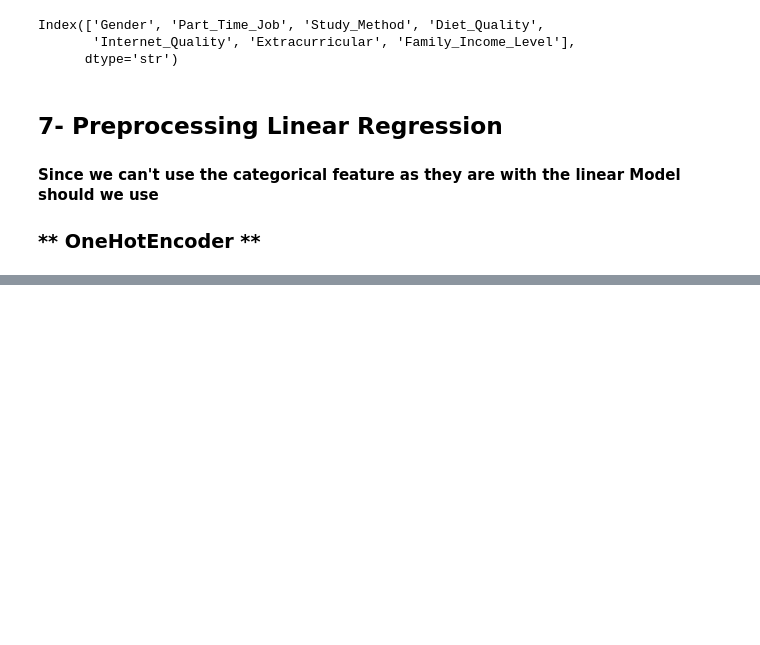
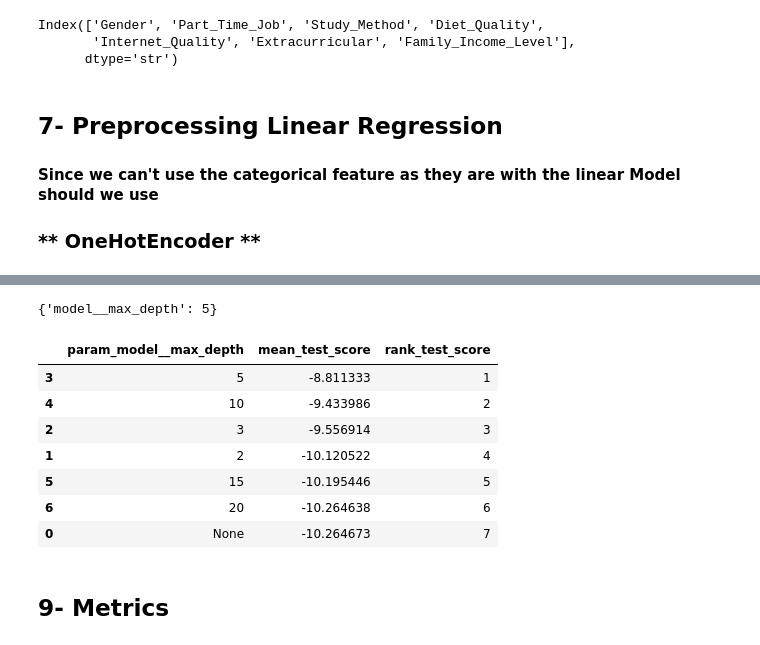
Before and after one commit to FatimaAlMurtadha/MyFirstML, a Jupyter notebook: FinalScoreML.ipynb, the cells around one changed output, grey strips where cells are left out. Cells and saved outputs as stored; diff of their text form; code cells hidden in the pictures; blank space fills up the shorter version.

```diff
--- a/FinalScoreML.ipynb
+++ b/FinalScoreML.ipynb
@@ -253,0 +299,16 @@ linear_preprocessor = ColumnTransformer(
+# %%
+# pipeline
+tree_pipeline = Pipeline(
+    steps=[
+        (
+            "preprocessor",
+        tree_preprocessor
+        ),
+        (
+            "model",
+        DecisionTreeRegressor(
+            random_state=42
+        )
+        )
+    ]
+)
@@ -253,0 +317,4 @@ linear_preprocessor = ColumnTransformer(
+# %%
+hyper_params = {
+    "model__max_depth": [None, 2, 3, 5, 10, 15, 20]
+}
@@ -253,0 +323,8 @@ linear_preprocessor = ColumnTransformer(
+# %%
+# 5-Fold Cross validation
+tree_grid = GridSearchCV(
+    estimator=tree_pipeline, param_grid=hyper_params, scoring="neg_root_mean_squared_error", cv=5
+)
+# %%
+# Train
+tree_grid.fit(x_train, y_train)
@@ -253,0 +352,29 @@ linear_preprocessor = ColumnTransformer(
+# %%
+# The best Decision Tree
+print(tree_grid.best_params_)
+# %% [output]
+{'model__max_depth': 5}
+# %%
+# All the GridSearch Results to why the model has chosen that specific value
+pd.DataFrame(
+    tree_grid.cv_results_
+)[
+    [
+        "param_model__max_depth",
+        "mean_test_score",
+        "rank_test_score"
+    ]
+].sort_values(
+    "rank_test_score"
+)
+# %% [output]
+|  | param_model__max_depth | mean_test_score | rank_test_score |
+| 3 | 5 | -8.811333 | 1 |
+| 4 | 10 | -9.433986 | 2 |
+| 2 | 3 | -9.556914 | 3 |
+| 1 | 2 | -10.120522 | 4 |
+| 5 | 15 | -10.195446 | 5 |
+| 6 | 20 | -10.264638 | 6 |
+| 0 | None | -10.264673 | 7 |
+# %% [markdown]
+## 9- Metrics
```
Also changed, not shown: parts of 17 cells of this notebook.
